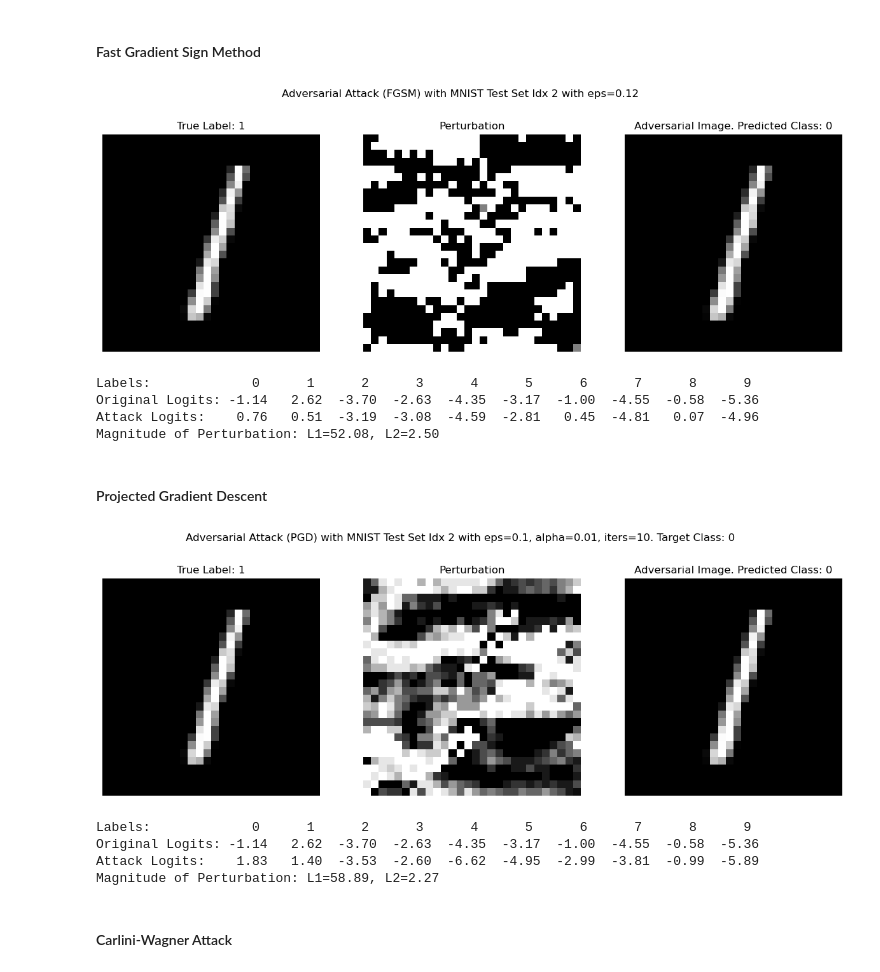
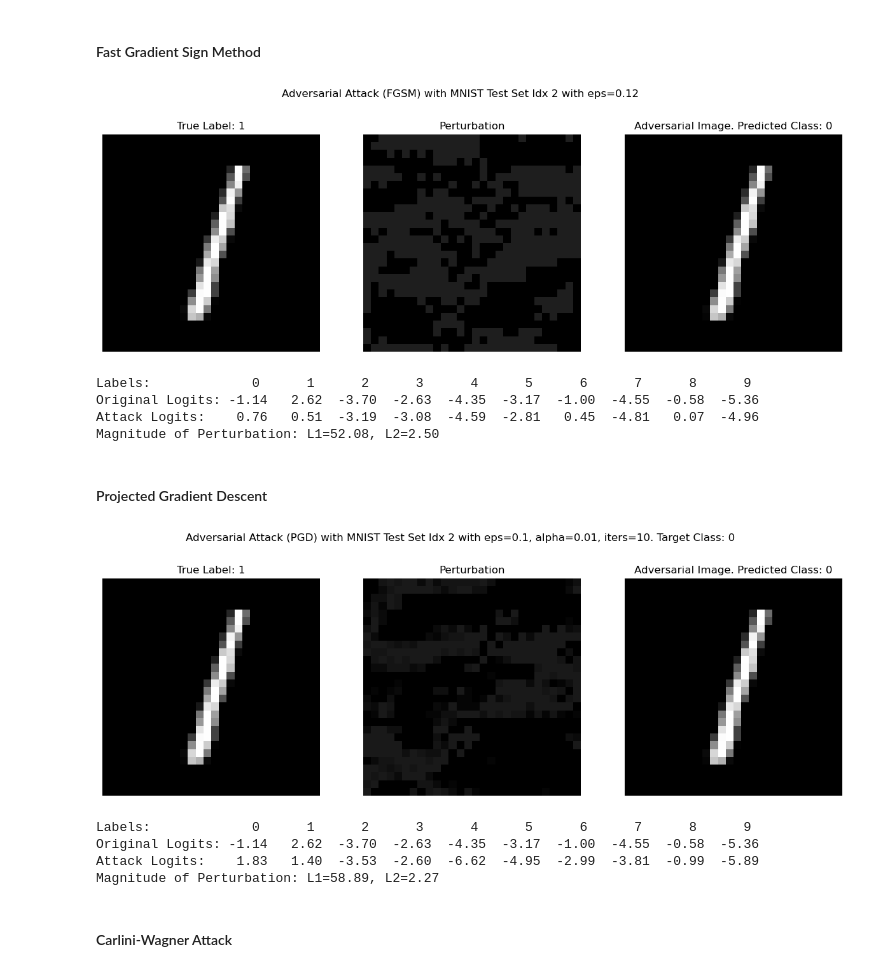
Before and after one commit to ncarolan/lenet-5, a Jupyter notebook: lenet.ipynb, the cells around one changed output. Saved outputs shown, nothing was run; the diff lists cells and outputs as text; code cells hidden in the pictures.

```diff
--- a/lenet.ipynb
+++ b/lenet.ipynb
@@ -405,7 +407,7 @@ y_pred = int(attack_logits.argmax(axis=1))
 fig, ax = plt.subplots(1, 3, figsize=(15, 5))
 plt.suptitle(f'Adversarial Attack (FGSM) with MNIST Test Set Idx {test_idx} with eps={epsilon}')
 ax[0].imshow(x.squeeze(), cmap='grey'); ax[0].set_title(f'True Label: {y}'); ax[0].axis("off")
-ax[1].imshow(perturbation.squeeze(), cmap='grey'); ax[1].set_title(f'Perturbation'); ax[1].axis("off")
+ax[1].imshow(perturbation.squeeze(), cmap='grey', vmin=0, vmax=1); ax[1].set_title(f'Perturbation'); ax[1].axis("off")
 ax[2].imshow(attack_img.squeeze(), cmap='grey'); ax[2].set_title(f'Adversarial Image. Predicted Class: {y_pred}'); ax[2].axis("off"); plt.show()
 
 # Compare logits before and after attack
@@ -419,7 +421,7 @@ print("Attack Logits:  " + " ".join(f"{x:6.2f}" for x in attack_logits))
 l1, l2 = l1_distance(x, attack_img), l2_distance(x, attack_img)
 print(f'Magnitude of Perturbation: L1={l1:.2f}, L2={l2:.2f}')
 # %% [output]
-[figure, old version]
+[figure, new version]
 Labels:             0      1      2      3      4      5      6      7      8      9
 Original Logits: -1.14   2.62  -3.70  -2.63  -4.35  -3.17  -1.00  -4.55  -0.58  -5.36
 Attack Logits:    0.76   0.51  -3.19  -3.08  -4.59  -2.81   0.45  -4.81   0.07  -4.96
@@ -463,33 +465,33 @@ def pgd(model: torch.nn.Module, image: torch.Tensor, label: int, epsilon: float,
 # %%
 test_idx = 2  #@param
 epsilon = 0.1
 alpha = 1e-2
 num_iter = 10
 y_target = 0
 x, y = test_x[test_idx], test_y[test_idx]
 
 attack_img, perturbation = pgd(lenet5, x, y, epsilon, alpha, num_iter, y_target)
 attack_logits = lenet5(attack_img)
 y_pred = int(attack_logits.argmax(axis=1))
 
 fig, ax = plt.subplots(1, 3, figsize=(15, 5))
 plt.suptitle(f'Adversarial Attack (PGD) with MNIST Test Set Idx {test_idx} with eps={epsilon}, alpha={alpha}, iters={num_iter}. Target Class: {y_target}')
 ax[0].imshow(x.squeeze(), cmap='grey'); ax[0].set_title(f'True Label: {y}'); ax[0].axis("off")
-ax[1].imshow(perturbation.squeeze(), cmap='grey'); ax[1].set_title(f'Perturbation'); ax[1].axis("off")
+ax[1].imshow(perturbation.squeeze(), cmap='grey', vmin=0, vmax=1); ax[1].set_title(f'Perturbation'); ax[1].axis("off")
 ax[2].imshow(attack_img.squeeze(), cmap='grey'); ax[2].set_title(f'Adversarial Image. Predicted Class: {y_pred}'); ax[2].axis("off"); plt.show()
 
 # Compare logits before and after attack
 attack_logits = attack_logits.squeeze().tolist()
 real_logits = lenet5(x.unsqueeze(0)).squeeze().tolist()
 labels = [i for i in range(10)]
 print("Labels:        " + " ".join(f"{i:6d}" for i in labels))
 print("Original Logits:" + " ".join(f"{x:6.2f}" for x in real_logits))
 print("Attack Logits:  " + " ".join(f"{x:6.2f}" for x in attack_logits))
 
 l1, l2 = l1_distance(x, attack_img), l2_distance(x, attack_img)
 print(f'Magnitude of Perturbation: L1={l1:.2f}, L2={l2:.2f}')
 # %% [output]
-[figure, old version]
+[figure, new version]
 Labels:             0      1      2      3      4      5      6      7      8      9
 Original Logits: -1.14   2.62  -3.70  -2.63  -4.35  -3.17  -1.00  -4.55  -0.58  -5.36
 Attack Logits:    1.83   1.40  -3.53  -2.60  -6.62  -4.95  -2.99  -3.81  -0.99  -5.89
```
Also changed, not shown: parts of 2 cells of this notebook.
